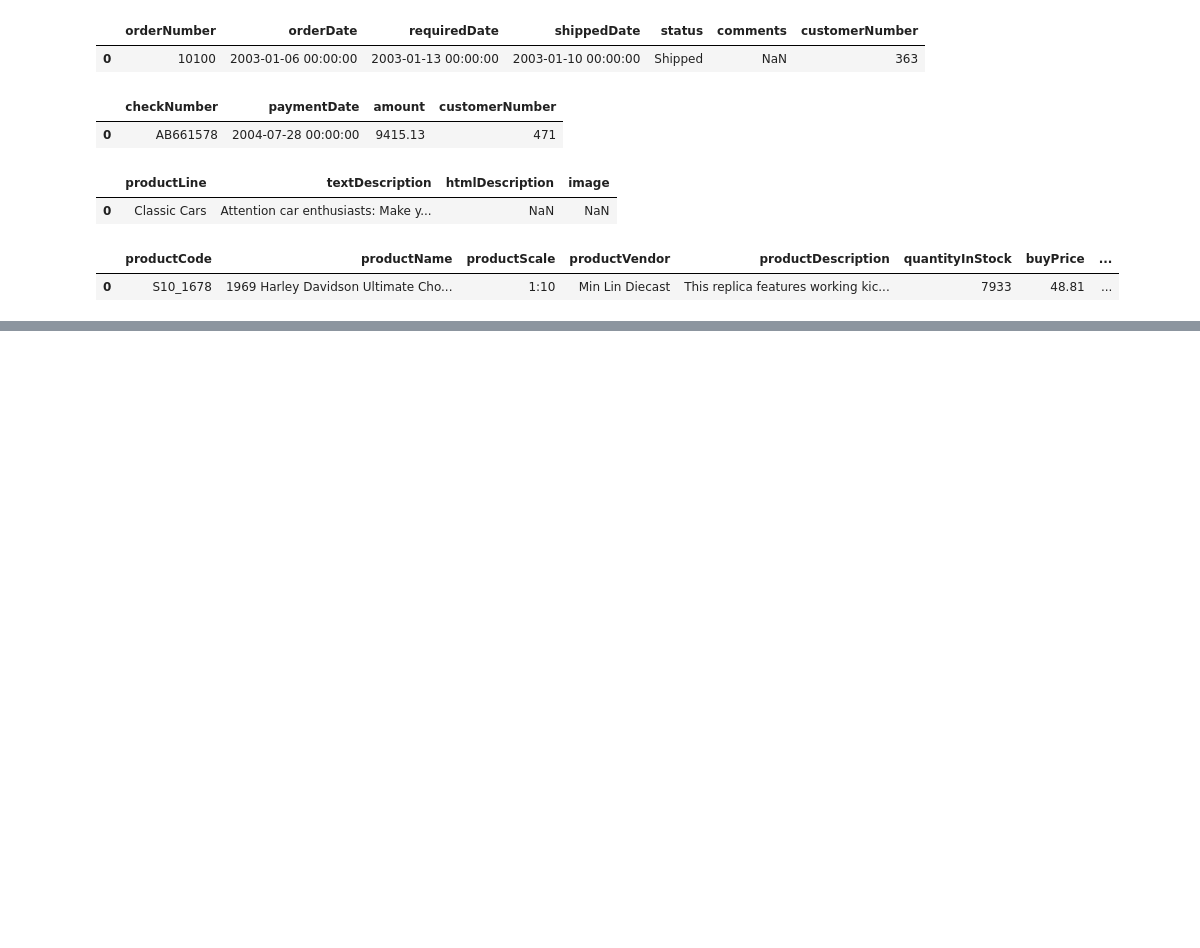
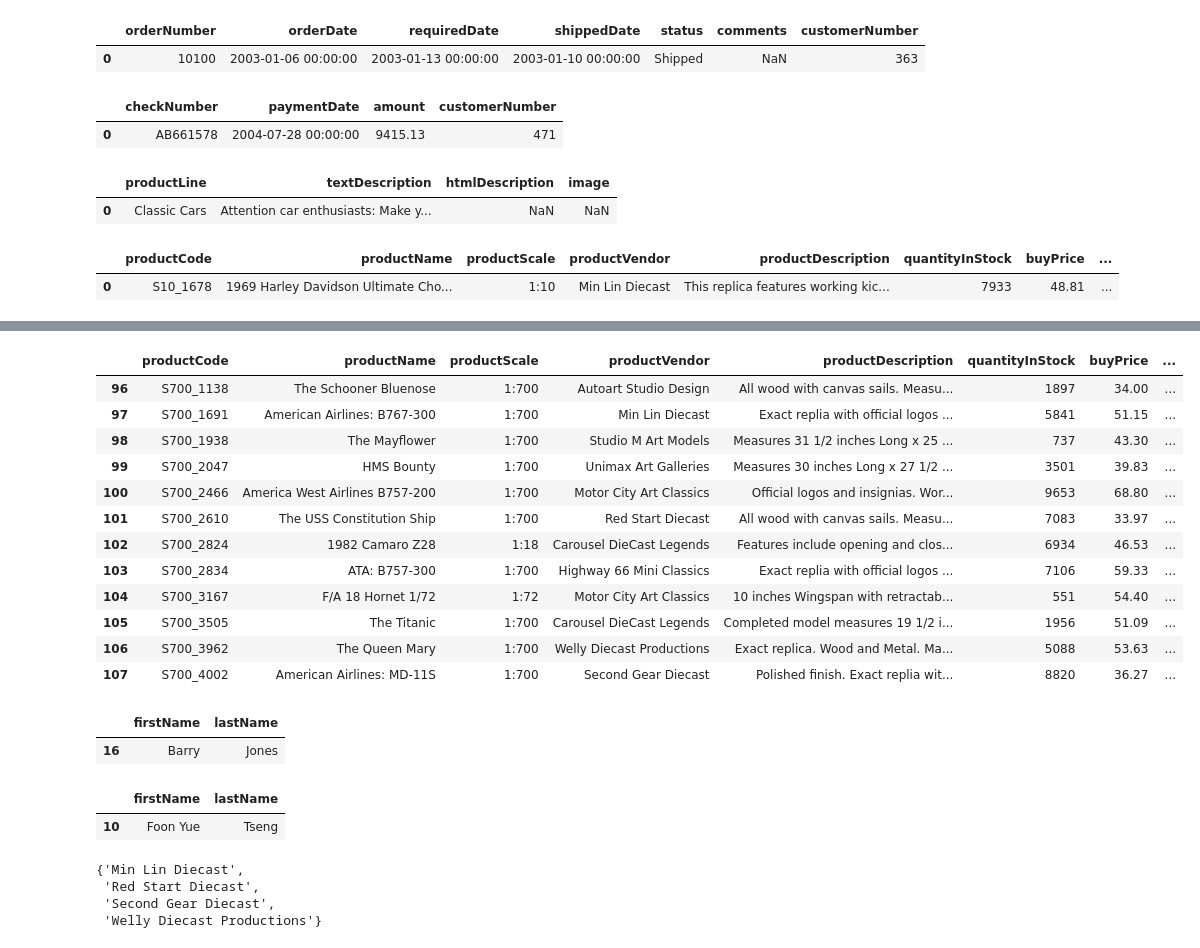
Before and after one commit to hanisaf/mist5730-6380-spring2020, a Jupyter notebook: 20-workout-sol.ipynb, the cells around one changed output, grey strips where cells are left out. Drawn from its saved outputs; the diff is of its cells as text; code cells hidden in the pictures; blank space fills up the shorter version.

```diff
--- a/20-workout-sol.ipynb
+++ b/20-workout-sol.ipynb
@@ -85,0 +143,37 @@ Products.head(1)
+# %%
+# List the products with a product code beginning with S700.
+Products[Products.productCode.str.startswith('S700')]
+# %% [output]
+|  | productCode | productName | productScale | productVendor | productDescription | quantityInStock | buyPrice | ... |
+| 96 | S700_1138 | The Schooner Bluenose | 1:700 | Autoart Studio Design | All wood with canvas sails. Measu... | 1897 | 34.00 | ... |
+| 97 | S700_1691 | American Airlines: B767-300 | 1:700 | Min Lin Diecast | Exact replia with official logos ... | 5841 | 51.15 | ... |
+| 98 | S700_1938 | The Mayflower | 1:700 | Studio M Art Models | Measures 31 1/2 inches Long x 25 ... | 737 | 43.30 | ... |
+| 99 | S700_2047 | HMS Bounty | 1:700 | Unimax Art Galleries | Measures 30 inches Long x 27 1/2 ... | 3501 | 39.83 | ... |
+| 100 | S700_2466 | America West Airlines B757-200 | 1:700 | Motor City Art Classics | Official logos and insignias. Wor... | 9653 | 68.80 | ... |
+| 101 | S700_2610 | The USS Constitution Ship | 1:700 | Red Start Diecast | All wood with canvas sails. Measu... | 7083 | 33.97 | ... |
+| 102 | S700_2824 | 1982 Camaro Z28 | 1:18 | Carousel DieCast Legends | Features include opening and clos... | 6934 | 46.53 | ... |
+| 103 | S700_2834 | ATA: B757-300 | 1:700 | Highway 66 Mini Classics | Exact replia with official logos ... | 7106 | 59.33 | ... |
+| 104 | S700_3167 | F/A 18 Hornet 1/72 | 1:72 | Motor City Art Classics | 10 inches Wingspan with retractab... | 551 | 54.40 | ... |
+| 105 | S700_3505 | The Titanic | 1:700 | Carousel DieCast Legends | Completed model measures 19 1/2 i... | 1956 | 51.09 | ... |
+| 106 | S700_3962 | The Queen Mary | 1:700 | Welly Diecast Productions | Exact replica. Wood and Metal. Ma... | 5088 | 53.63 | ... |
+| 107 | S700_4002 | American Airlines: MD-11S | 1:700 | Second Gear Diecast | Polished finish. Exact replia wit... | 8820 | 36.27 | ... |
+# %%
+# List the names of employees called Larry or Barry.
+Employees.loc[Employees.firstName.str.match('[HB]arry'), ['firstName', 'lastName']]
+# %% [output]
+|  | firstName | lastName |
+| 16 | Barry | Jones |
+# %%
+#List the names of employees with non-alphabetic characters in their names.
+Employees.loc[Employees.firstName.str.contains('\W') | Employees.lastName.str.contains('\W'), ['firstName', 'lastName']]
+# %% [output]
+|  | firstName | lastName |
+| 10 | Foon Yue | Tseng |
+# %%
+# List the vendors whose name ends in Diecast
+set(Products.loc[Products.productVendor.str.contains('Diecast'), 'productVendor'])
+# %% [output]
+{'Min Lin Diecast',
+ 'Red Start Diecast',
+ 'Second Gear Diecast',
+ 'Welly Diecast Productions'}
```
Also changed, not shown: parts of 12 cells of this notebook, 4 other files.
